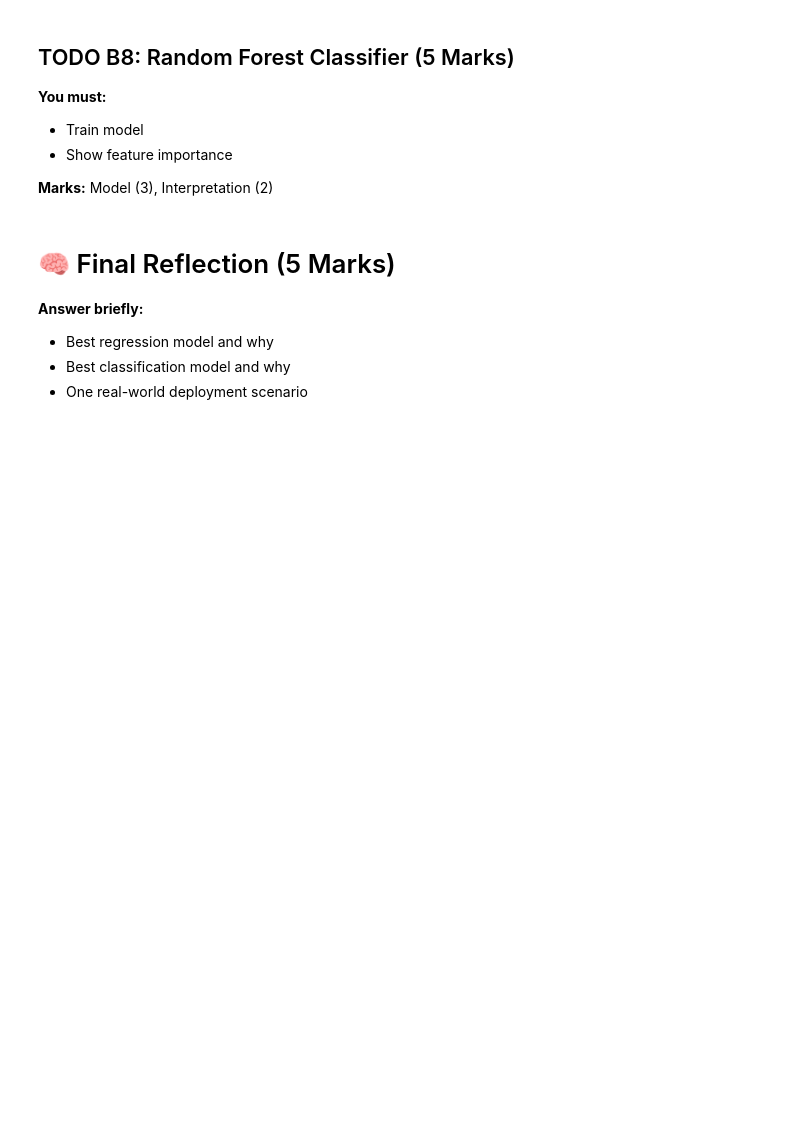
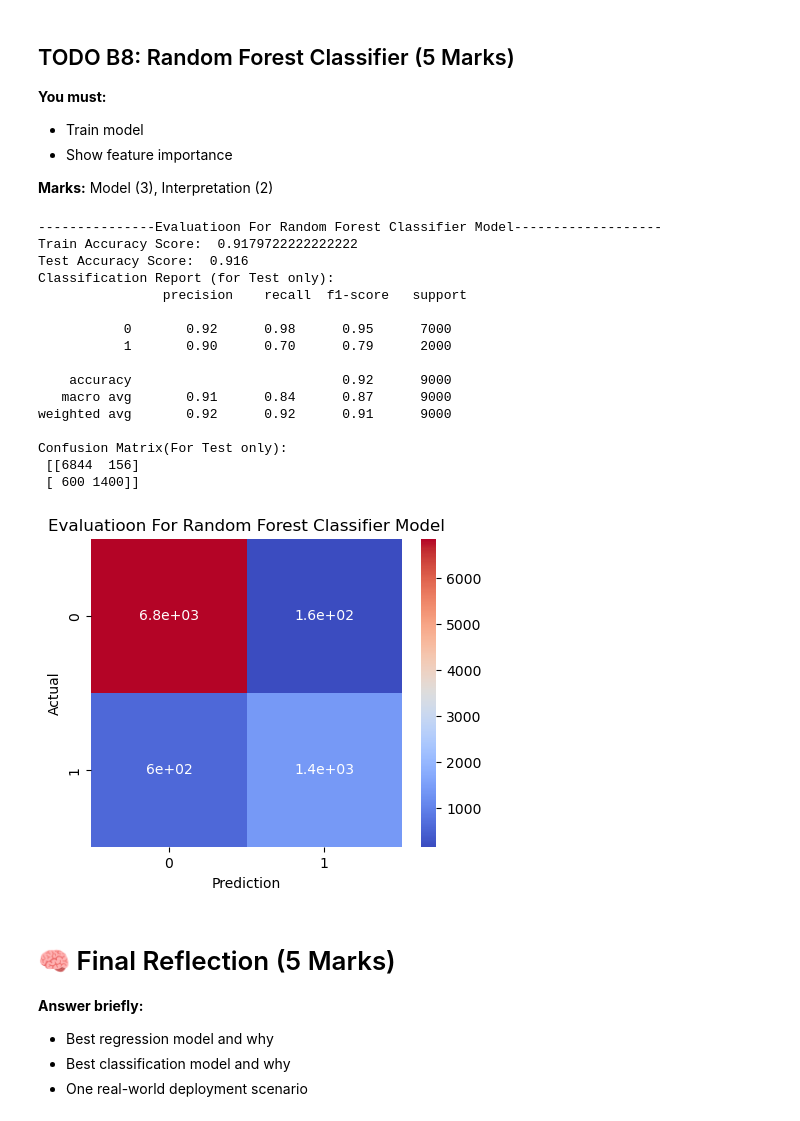
Before and after one commit to Marwanthe0/Machine-Learning-Assignments, a Jupyter notebook: Copy_of_AI_ML_Assignment_3_Module_19.ipynb, the cells around one changed output. Cells and saved outputs as stored; diff of their text form; code cells hidden in the pictures; blank space fills up the shorter version.

```diff
--- a/Copy_of_AI_ML_Assignment_3_Module_19.ipynb
+++ b/Copy_of_AI_ML_Assignment_3_Module_19.ipynb
@@ -549,0 +587,15 @@ Confusion Matrix(For Test only):
+# %%
+#Accuracy Vs K
+k_vals = [5, 15,19,25,35, 49, 99,np.astype(np.sqrt(c_X_train.shape[0]),np.int64), 500]
+acc_scores_knn = []
+for k in k_vals:
+    knn_pipe_ks = Pipeline([
+        ("transformer",c_transformer),
+        ("ml_model",KNeighborsClassifier(n_neighbors=k,weights="distance"))
+    ])
+    knn_pipe_ks.fit(c_X_train, c_y_train)
+    c_y_test_pred_knn_ks = knn_pipe_ks.predict(c_X_test)
+    acc_scores_knn.append(accuracy_score(c_y_test,c_y_test_pred_knn_ks))
+
+k_vs_acc = pd.DataFrame({"K Values":k_vals,"Accuracy Scores":acc_scores_knn})
+display(k_vs_acc)
@@ -556,6 +622,32 @@ Confusion Matrix(For Test only):
 **Marks:** Model (3), Interpretation (2)
 # %%
 # TODO: Random Forest Classifier
+rfc_pipe = Pipeline([
+    ("Transformer",c_transformer),
+    ("ml_model",RandomForestClassifier(n_estimators=100,max_depth=5))
+])
+rfc_pipe.fit(c_X_train,c_y_train)
+c_y_train_pred_rfc = rfc_pipe.predict(c_X_train)
+c_y_test_pred_rfc = rfc_pipe.predict(c_X_test)
+evaluation(c_y_train,c_y_train_pred_rfc,c_y_test,c_y_test_pred_rfc,"Random Forest Classifier")
+# %% [output]
+---------------Evaluatioon For Random Forest Classifier Model-------------------
+Train Accuracy Score:  0.9179722222222222
+Test Accuracy Score:  0.916
+Classification Report (for Test only):
+                precision    recall  f1-score   support
+
+           0       0.92      0.98      0.95      7000
+           1       0.90      0.70      0.79      2000
+
+    accuracy                           0.92      9000
+   macro avg       0.91      0.84      0.87      9000
+weighted avg       0.92      0.92      0.91      9000
+
+Confusion Matrix(For Test only):
+ [[6844  156]
+ [ 600 1400]]
+[figure, added]
 # %% [markdown]
 # 🧠 Final Reflection (5 Marks)
 **Answer briefly:**
```
Also changed, not shown: parts of 10 cells of this notebook.
